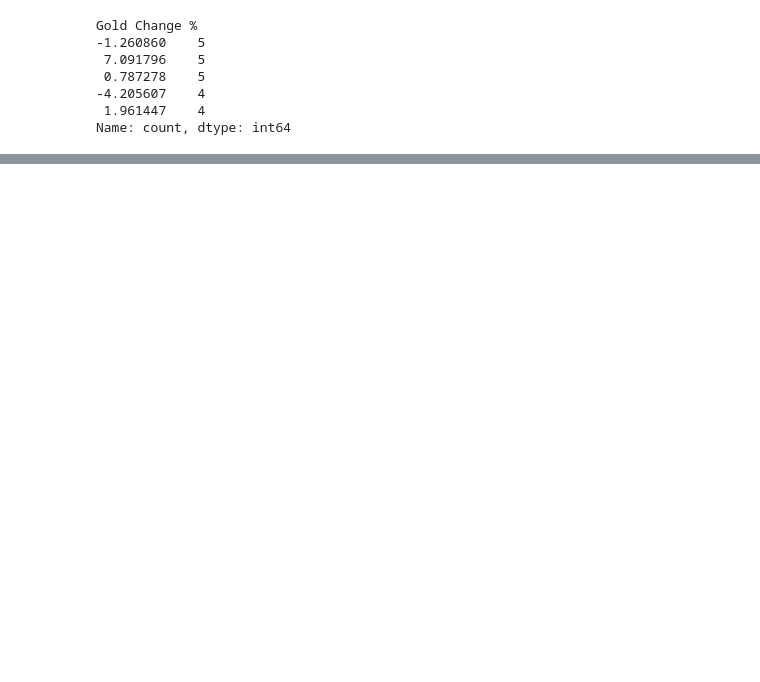
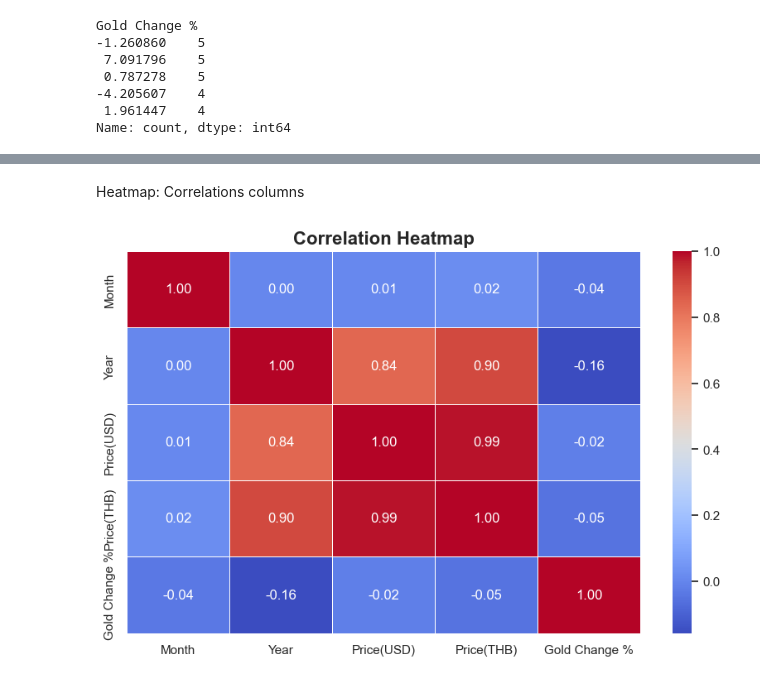
Before and after one commit to WornWolf/DataSci_Project_2026, a Jupyter notebook: project_initial.ipynb, the cells around one changed output, grey strips where cells are left out. Cells and saved outputs as stored; diff of their text form; code cells hidden in the pictures; blank space fills up the shorter version.

```diff
--- a/project_initial.ipynb
+++ b/project_initial.ipynb
@@ -172,0 +204,20 @@ df.describe()
+# %% [markdown]
+Heatmap: Correlations columns
+# %%
+numeric_df = df.select_dtypes(include=['int64','float64']).drop(columns=['Sl. No','Day'], errors='ignore').corr()
+
+plt.figure(figsize=(10,6))
+
+sns.heatmap(
+    numeric_df,
+    annot=True,
+    cmap="coolwarm",
+    fmt=".2f",
+    linewidths=0.5
+)
+
+plt.title("Correlation Heatmap", fontsize=16, fontweight="bold")
+
+plt.show()
+# %% [output]
+[figure, added]
```
Also changed, not shown: parts of 58 cells of this notebook.
